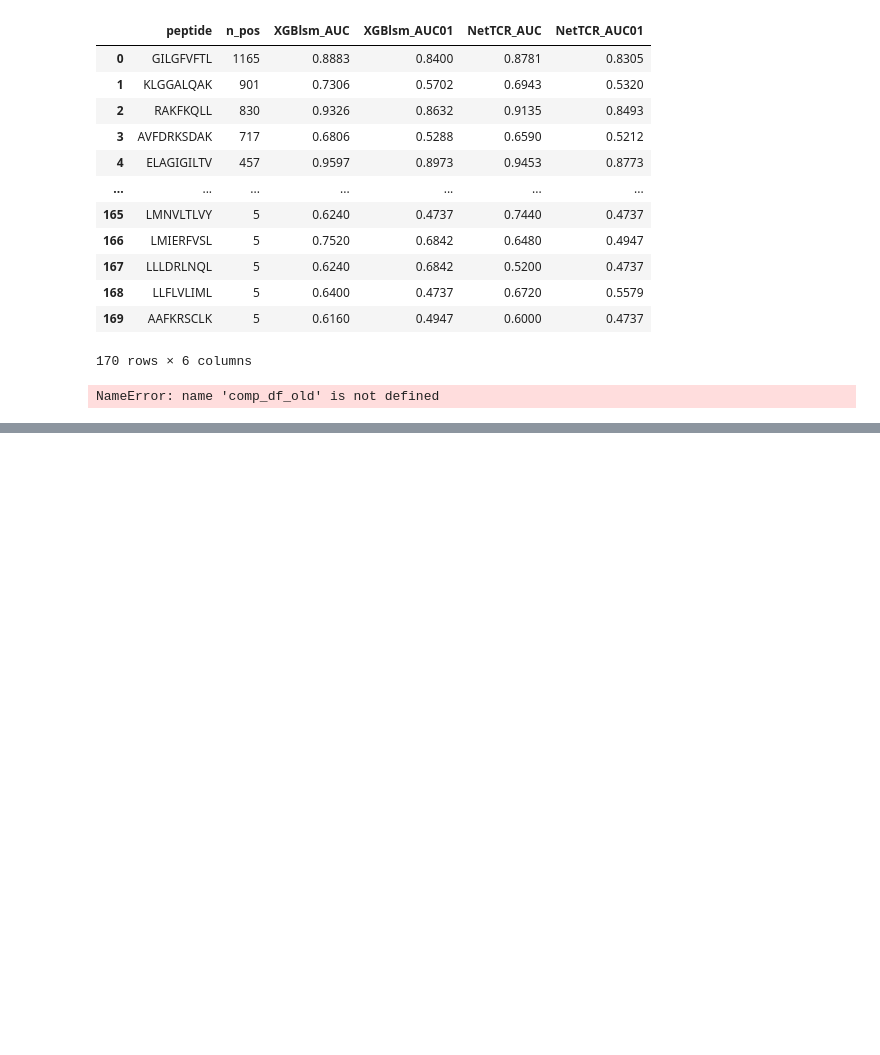
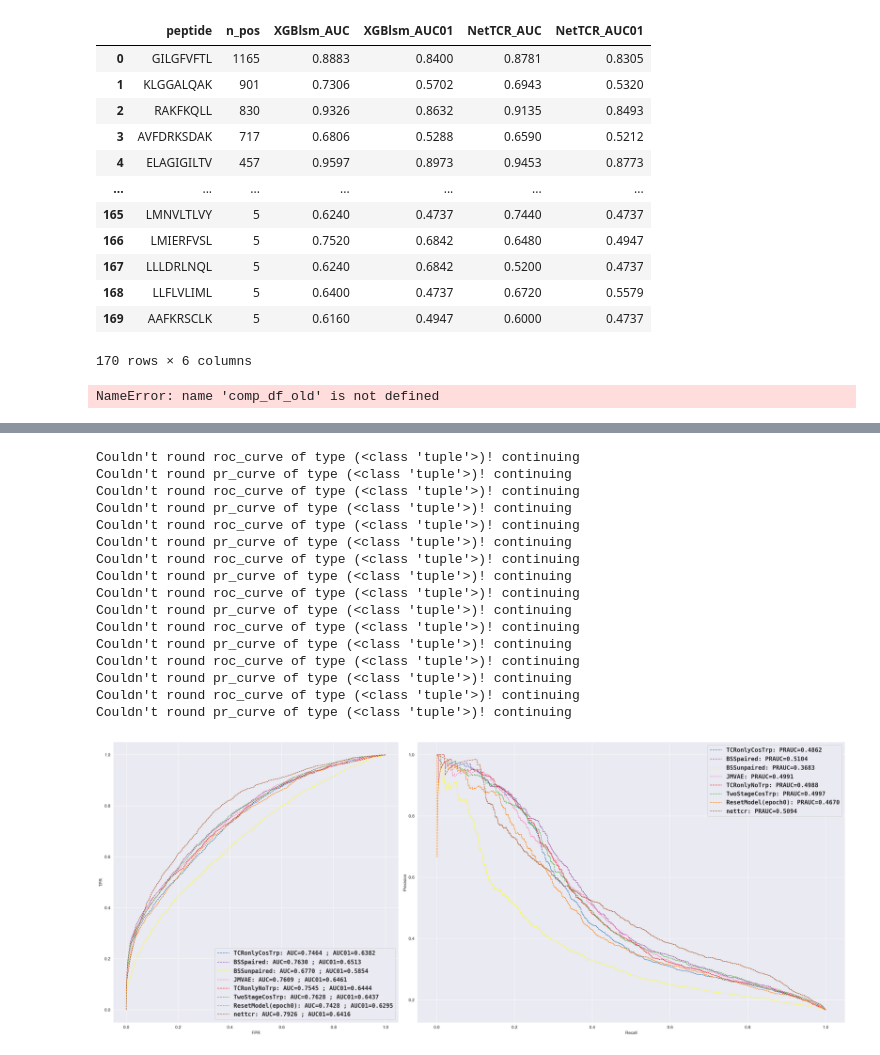
Before and after one commit to richieYT-wan/tclustr, a Jupyter notebook: notebooks/xgboost_scratchpad.ipynb, the cells around one changed output, grey strips where cells are left out. Drawn from its saved outputs; the diff is of its cells as text; code cells hidden in the pictures; blank space fills up the shorter version.

```diff
--- a/notebooks/xgboost_scratchpad.ipynb
+++ b/notebooks/xgboost_scratchpad.ipynb
@@ -1078,0 +1190,54 @@ NameError: name 'comp_df_old' is not defined
+# %%
+from src.metrics import get_metrics
+fs = sorted(glob.glob('../output/240402_clf_logs_sorting/results_sorting/*/*pred*.csv'))
+preds = {k.replace('../output/240402_clf_logs_sorting/results_sorting/','').split('/')[0]:get_metrics(pd.read_csv(k).query('partition==0')['binder'],
+                                                                                                      pd.read_csv(k).query('partition==0')['pred_prob'],
+                                                                                                      no_curves=False, reduced=False,
+                                                                                                      round_digit=6)\
+                                                                                                      for k in fs}
+preds['nettcr'] = get_metrics(ntcr.query('partition==0')['binder'], ntcr.query('partition==0')['prediction'],no_curves=False, reduced=False,
+                                                                                                      round_digit=4)
+sns.set_palette(get_palette('Set1', len(preds)))
+# f,a = plt.subplots(1,1, figsize=(20,10))
+# Define the width ratios for the subplots
+width_ratios = [2, 3]
+
+# Create subplots with 1 row and 2 columns, using width_ratios for sizing
+fig, ax = plt.subplots(1, 2, figsize=(25, 10), gridspec_kw={'width_ratios': width_ratios})
+ax = ax.ravel()
+for k,v in preds.items():
+    roc = v['roc_curve']
+    pr = v['pr_curve']
+    auc=v['auc']
+    auc01=v['auc_01']
+    prauc=v['prauc']
+    ax[0].plot(roc[0], roc[1], label=f'{k.replace("PEPBLSM","").split("_")[-1]}: AUC={auc:.4f} ; AUC01={auc01:.4f}', ls='--', lw=1.2)
+    ax[1].plot(pr[0], pr[1], label=f'{k.replace("PEPBLSM","").split("_")[-1]}: PRAUC={prauc:.4f}', ls='--', lw=1.2)
+l1 = ax[0].legend(prop={'weight':'semibold','size':14, 'family':'monospace'})
+ax[0].set_xlabel('FPR')
+ax[0].set_ylabel('TPR')
+ax[1].set_xlabel('Recall')
+ax[1].set_ylabel('Precision')
+
+l2 = ax[1].legend(prop={'weight':'semibold','size':14, 'family':'monospace'})
+
+
+fig.tight_layout()
+# %% [output]
+Couldn't round roc_curve of type (<class 'tuple'>)! continuing
+Couldn't round pr_curve of type (<class 'tuple'>)! continuing
+Couldn't round roc_curve of type (<class 'tuple'>)! continuing
+Couldn't round pr_curve of type (<class 'tuple'>)! continuing
+Couldn't round roc_curve of type (<class 'tuple'>)! continuing
+Couldn't round pr_curve of type (<class 'tuple'>)! continuing
+Couldn't round roc_curve of type (<class 'tuple'>)! continuing
+Couldn't round pr_curve of type (<class 'tuple'>)! continuing
+Couldn't round roc_curve of type (<class 'tuple'>)! continuing
+Couldn't round pr_curve of type (<class 'tuple'>)! continuing
+Couldn't round roc_curve of type (<class 'tuple'>)! continuing
+Couldn't round pr_curve of type (<class 'tuple'>)! continuing
+Couldn't round roc_curve of type (<class 'tuple'>)! continuing
+Couldn't round pr_curve of type (<class 'tuple'>)! continuing
+Couldn't round roc_curve of type (<class 'tuple'>)! continuing
+Couldn't round pr_curve of type (<class 'tuple'>)! continuing
+[figure, added]
```
Also changed, not shown: parts of 11 cells of this notebook, 5 other files.
